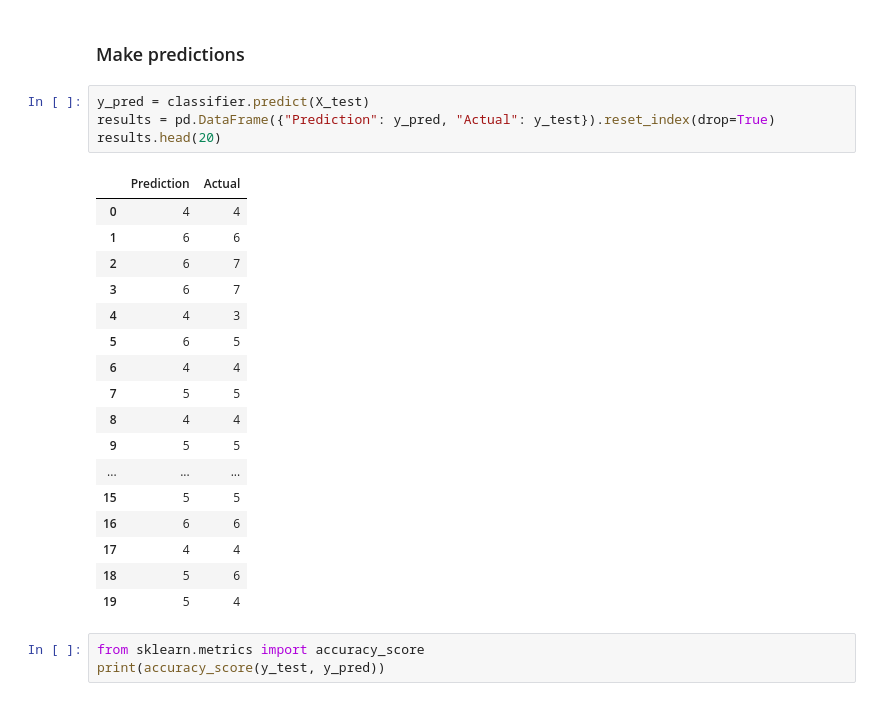
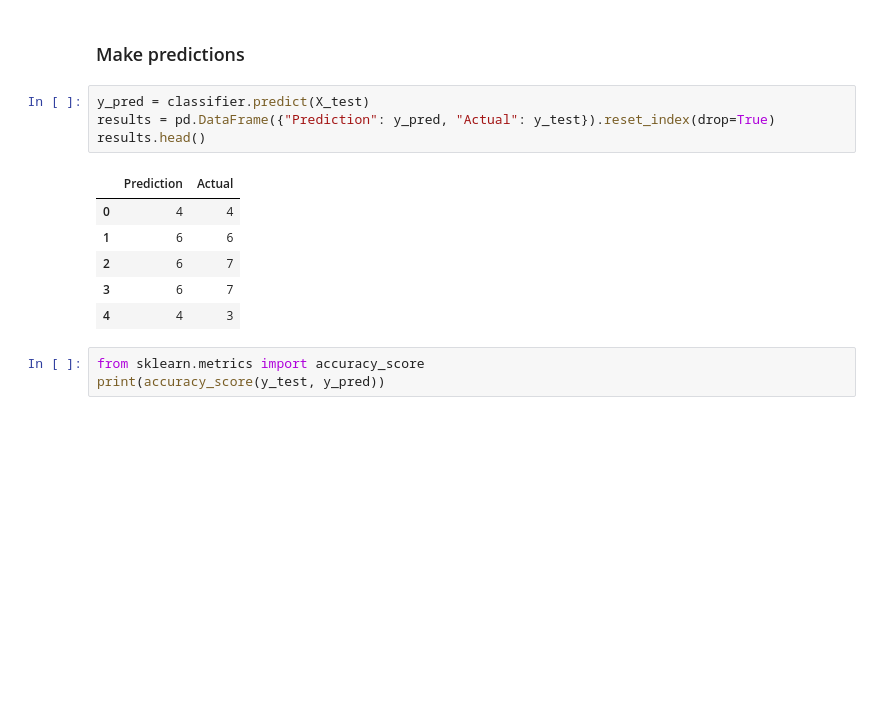
Before and after one commit to tn64/Happy_Places, a Jupyter notebook: Supervised_Machine_Learning/SML_Linear_Regression-2019.ipynb, the cells around one changed output. Cells and saved outputs as stored; diff of their text form; blank space fills up the shorter version.

```diff
--- a/Supervised_Machine_Learning/SML_Linear_Regression-2019.ipynb
+++ b/Supervised_Machine_Learning/SML_Linear_Regression-2019.ipynb
@@ -480,25 +480,14 @@ LogisticRegression(max_iter=200, random_state=1)
 # %%
 y_pred = classifier.predict(X_test)
 results = pd.DataFrame({"Prediction": y_pred, "Actual": y_test}).reset_index(drop=True)
-results.head(20)
+results.head()
 # %% [output]
 |  | Prediction | Actual |
 | 0 | 4 | 4 |
 | 1 | 6 | 6 |
 | 2 | 6 | 7 |
 | 3 | 6 | 7 |
 | 4 | 4 | 3 |
-| 5 | 6 | 5 |
-| 6 | 4 | 4 |
-| 7 | 5 | 5 |
-| 8 | 4 | 4 |
-| 9 | 5 | 5 |
-| ... | ... | ... |
-| 15 | 5 | 5 |
-| 16 | 6 | 6 |
-| 17 | 4 | 4 |
-| 18 | 5 | 6 |
-| 19 | 5 | 4 |
 # %%
 from sklearn.metrics import accuracy_score
 print(accuracy_score(y_test, y_pred))
```
Also changed, not shown: parts of 1 cell of this notebook.
